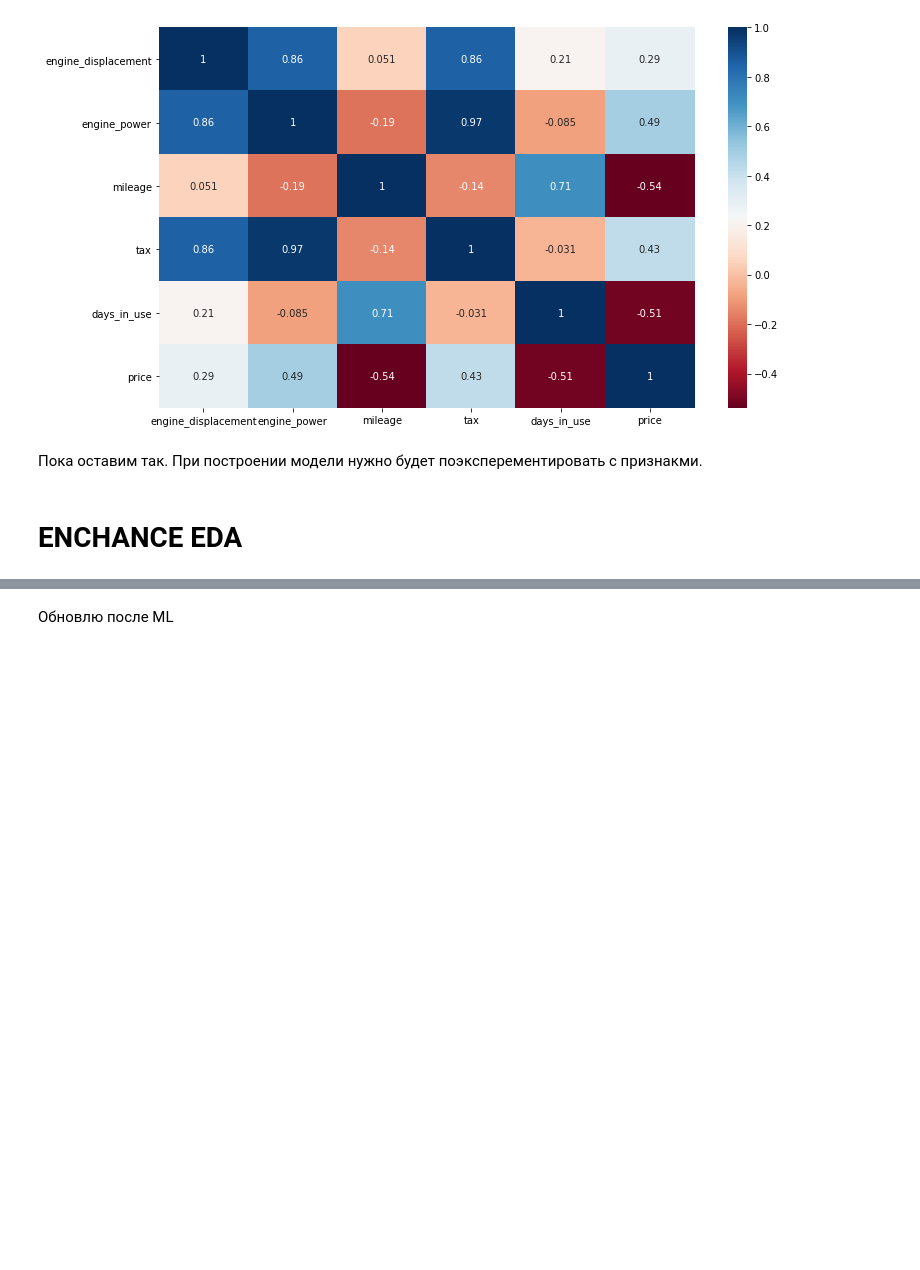
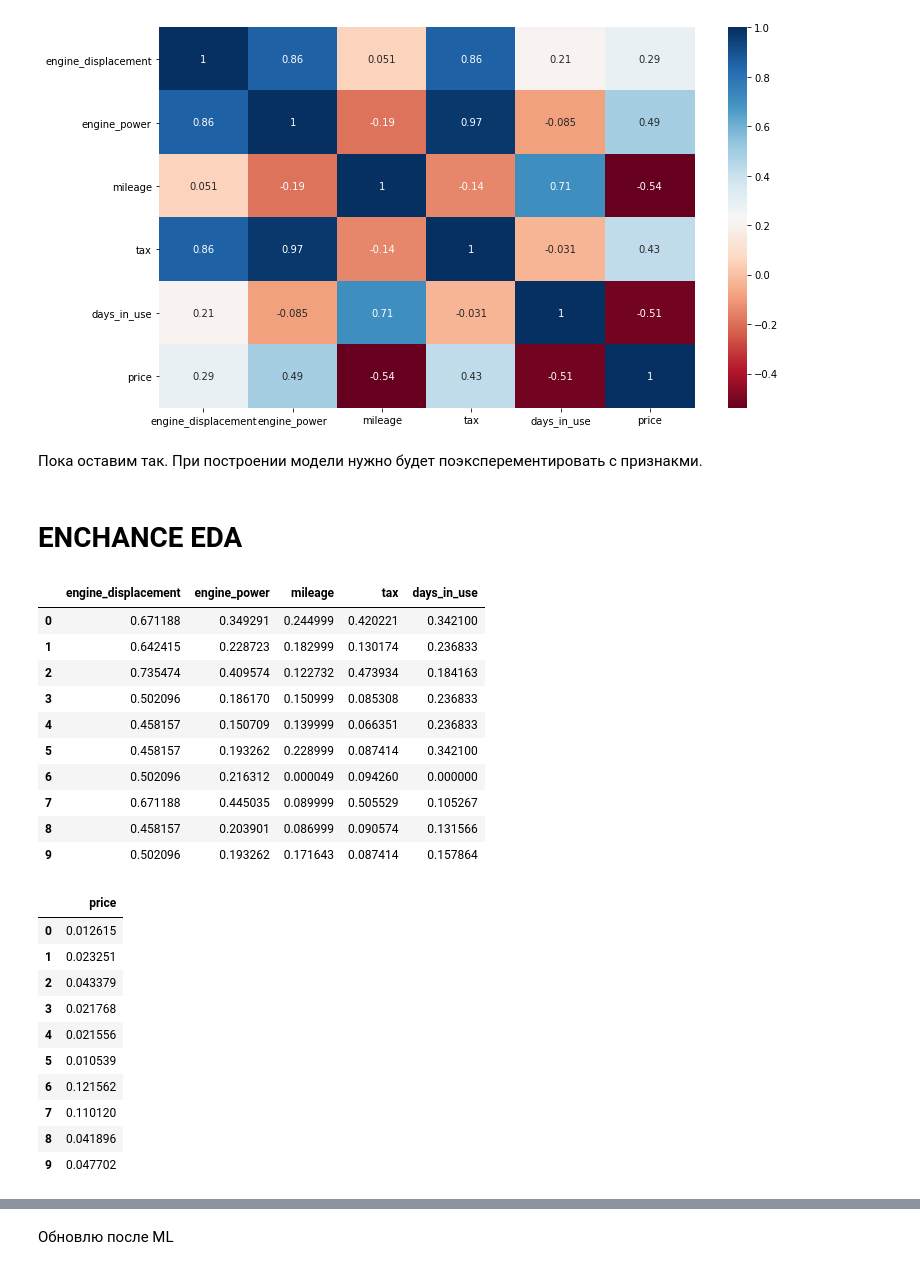
Before and after one commit to alxkzncoff/car_price_prediction_ml_dl, a Jupyter notebook: eda/car_train_test_eda.ipynb, the cells around one changed output, grey strips where cells are left out. Cells and saved outputs as stored; diff of their text form; code cells hidden in the pictures; blank space fills up the shorter version.

```diff
--- a/eda/car_train_test_eda.ipynb
+++ b/eda/car_train_test_eda.ipynb
@@ -1149,0 +1156,35 @@ def stat(column):
+# %%
+MMS.fit(train[['engine_displacement', 'engine_power', 'mileage', 'tax', 'days_in_use']])
+
+MMS_price.fit(train[['price']])
+
+train[['engine_displacement', 'engine_power', 'mileage', 'tax', 'days_in_use']] = MMS.transform(train[['engine_displacement', 'engine_power', 'mileage', 'tax', 'days_in_use']])
+
+train[['price']] = MMS_price.transform(train[['price']])
+
+display(train[['engine_displacement', 'engine_power', 'mileage', 'tax', 'days_in_use']].head(10))
+
+display(train[['price']].head(10))
+# %% [output]
+|  | engine_displacement | engine_power | mileage | tax | days_in_use |
+| 0 | 0.671188 | 0.349291 | 0.244999 | 0.420221 | 0.342100 |
+| 1 | 0.642415 | 0.228723 | 0.182999 | 0.130174 | 0.236833 |
+| 2 | 0.735474 | 0.409574 | 0.122732 | 0.473934 | 0.184163 |
+| 3 | 0.502096 | 0.186170 | 0.150999 | 0.085308 | 0.236833 |
+| 4 | 0.458157 | 0.150709 | 0.139999 | 0.066351 | 0.236833 |
+| 5 | 0.458157 | 0.193262 | 0.228999 | 0.087414 | 0.342100 |
+| 6 | 0.502096 | 0.216312 | 0.000049 | 0.094260 | 0.000000 |
+| 7 | 0.671188 | 0.445035 | 0.089999 | 0.505529 | 0.105267 |
+| 8 | 0.458157 | 0.203901 | 0.086999 | 0.090574 | 0.131566 |
+| 9 | 0.502096 | 0.193262 | 0.171643 | 0.087414 | 0.157864 |
+|  | price |
+| 0 | 0.012615 |
+| 1 | 0.023251 |
+| 2 | 0.043379 |
+| 3 | 0.021768 |
+| 4 | 0.021556 |
+| 5 | 0.010539 |
+| 6 | 0.121562 |
+| 7 | 0.110120 |
+| 8 | 0.041896 |
+| 9 | 0.047702 |
```
Also changed, not shown: parts of 20 cells of this notebook.
